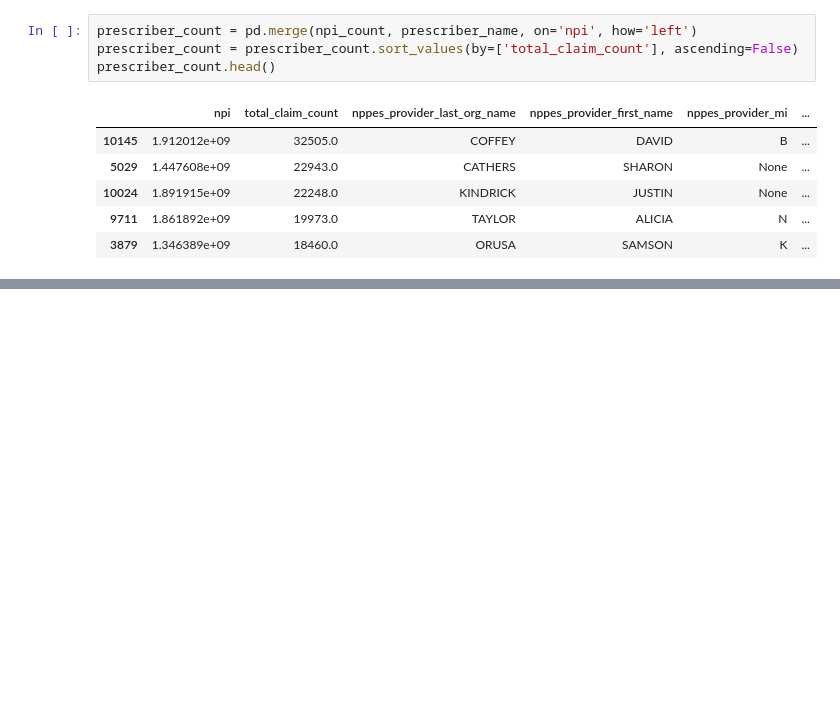
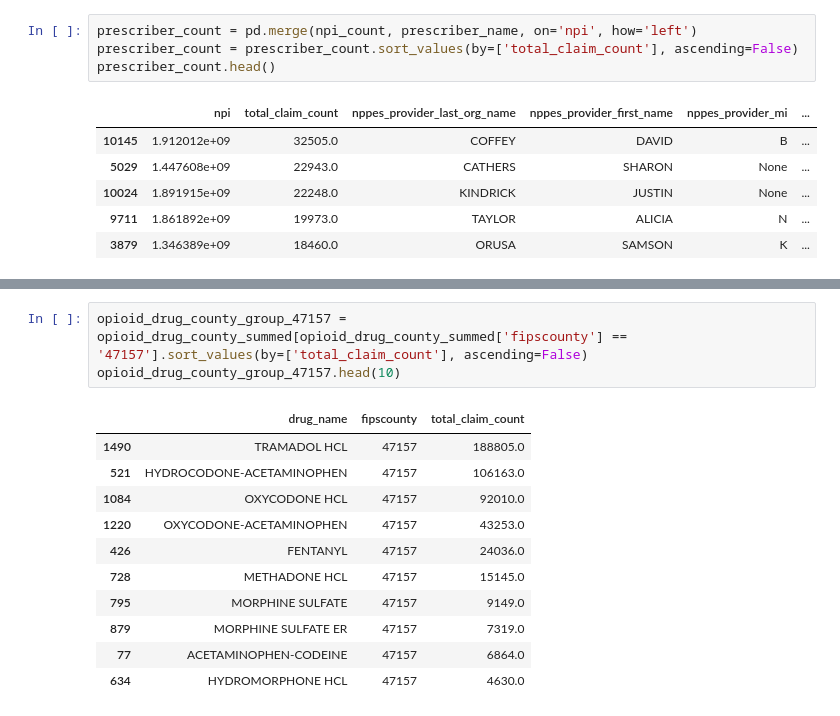
Before and after one commit to NSS-Data-Analytics-Cohort-14/prescribers-python-da14-too-legit-to-git, a Jupyter notebook: notebooks/prescribers.ipynb, the cells around one changed output, grey strips where cells are left out. Drawn from its saved outputs; the diff is of its cells as text; blank space fills up the shorter version.

```diff
--- a/notebooks/prescribers.ipynb
+++ b/notebooks/prescribers.ipynb
@@ -284,0 +511,15 @@ prescriber_count.head()
+# %%
+opioid_drug_county_group_47157 = opioid_drug_county_summed[opioid_drug_county_summed['fipscounty'] == '47157'].sort_values(by=['total_claim_count'], ascending=False)
+opioid_drug_county_group_47157.head(10)
+# %% [output]
+|  | drug_name | fipscounty | total_claim_count |
+| 1490 | TRAMADOL HCL | 47157 | 188805.0 |
+| 521 | HYDROCODONE-ACETAMINOPHEN | 47157 | 106163.0 |
+| 1084 | OXYCODONE HCL | 47157 | 92010.0 |
+| 1220 | OXYCODONE-ACETAMINOPHEN | 47157 | 43253.0 |
+| 426 | FENTANYL | 47157 | 24036.0 |
+| 728 | METHADONE HCL | 47157 | 15145.0 |
+| 795 | MORPHINE SULFATE | 47157 | 9149.0 |
+| 879 | MORPHINE SULFATE ER | 47157 | 7319.0 |
+| 77 | ACETAMINOPHEN-CODEINE | 47157 | 6864.0 |
+| 634 | HYDROMORPHONE HCL | 47157 | 4630.0 |
```
Also changed, not shown: parts of 38 cells of this notebook.
